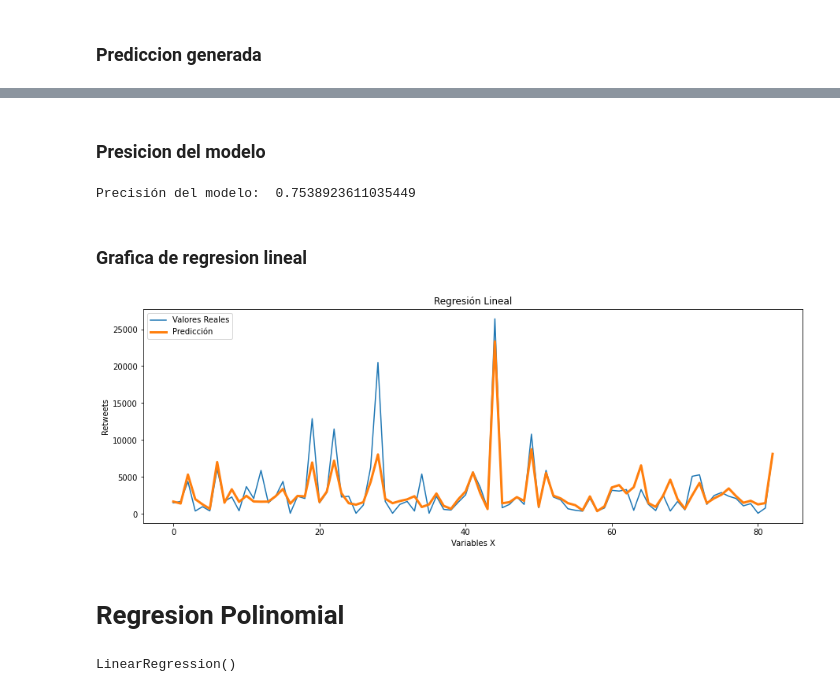
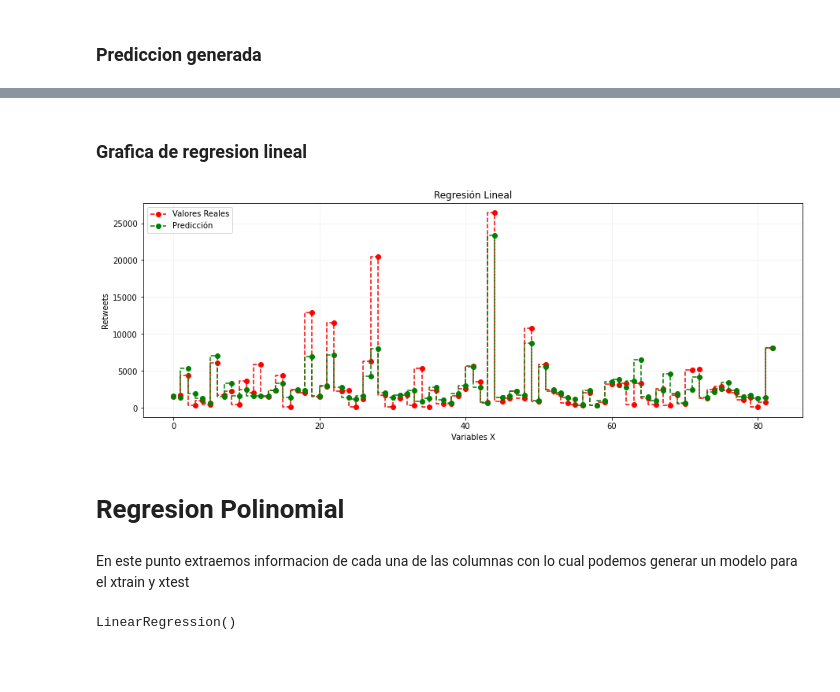
Before and after one commit to paulogonzalez5679/Simulacion_De_Datos_Python, a Jupyter notebook: ExamenInterciclo/Untitled.ipynb, the cells around one changed output, grey strips where cells are left out. Saved outputs shown, nothing was run; the diff lists cells and outputs as text; code cells hidden in the pictures; blank space fills up the shorter version.

Commit message:
examen interciclo punto 1 finalizado

```diff
--- a/ExamenInterciclo/Untitled.ipynb
+++ b/ExamenInterciclo/Untitled.ipynb
@@ -87,15 +92,3 @@ df.head(20)
 | 17 | Guillermo Lasso | @LassoGuillermo | 2021-05-24T16:12:31.000Z | Las causas del #GobiernoDelEncuen... | 83 | 538 | 2,1 mil |
 | 18 | Guillermo Lasso | @LassoGuillermo | 2021-05-24T16:09:01.000Z | Que esta democracia que hoy recob... | 156 | 1,1 mil | 4,9 mil |
 | 19 | Guillermo Lasso | @LassoGuillermo | 2021-05-24T15:59:06.000Z | Empieza el cambio, bienvenidos al... | 1,1 mil | 5,7 mil | 26,4 mil |
-# %%
-df.Comments = df.Comments.replace([r'[ mil]+$',','], ['00',''], regex=True)
-df.Likes = df.Likes.replace([r'[ mil]+$',','], ['00',''], regex=True)
-df.Retweets = df.Retweets.replace([r'[ mil]+$',','], ['00',''], regex=True)
-df.Text = df.Text.replace([r'Citar Tweet'], [' Citar Tweet'], regex=True)
-
-
-df['NumHashtags'] = df.Text.str.findall(r'#.*?(?=\s|$)').str.len()
-df['WordCount']= df.Text.apply(lambda x: len(x.split()))
-df['NumLinks'] = df.Text.apply(lambda x: 1 if str(x).find('Citar Tweet') != -1 else 0)
-
-df = df.astype({"Comments": float, "Likes": float, "Retweets": float,"NumHashtags": float, "WordCount": float, "NumLinks": float})
@@ -121,0 +99,3 @@ df.head(20)
+# %%
+df_tweetsLasso = df_tweetsLasso.astype({"Comments": int, "Likes": int, "Retweets": int,"NumHashtags": int, "WordCount": int, "NumLinks": int})
+df.head(20)
@@ -136,21 +120,17 @@ df.describe()
 # %%
-x = df[['Comments', 'Likes','NumHashtags','WordCount','NumLinks']]
-y = df['Retweets'].values.reshape(-1,1)
-
+x = df_tweetsLasso[['Comments', 'Likes','NumHashtags','WordCount','NumLinks']]
+y = df_tweetsLasso['Retweets'].values.reshape(-1,1)
 X_train, X_test, y_train, y_test = train_test_split(x, y, test_size=0.2, random_state=42)
-
-#Training: Regresion Lineal
 regressor = LinearRegression()
 regressor.fit(X_train, y_train)
-
 b=regressor.intercept_
 m=regressor.coef_
 # %% [markdown]
 ### Prediccion generada
 # %%
 y_pred = regressor.predict(X_test)
-
-df1 = pd.DataFrame({'Actual': y_test.flatten().astype(float), 'Predicted': y_pred.flatten()})
-
-df1
+df_tweetsLasso1 = pd.DataFrame({'Data Actual': y_test.flatten().astype(float), ' Data de Prediccion': y_pred.flatten()})
+df_tweetsLasso1
+preRF=r2_score(y_test,y_pred)
+print("Precisión del modelo: ", preRF)
 # %% [output]
@@ -170,29 +138,23 @@ df1
-# %% [markdown]
-### Presicion del modelo
-# %%
-preRF=r2_score(y_test,y_pred)
-print("Precisión del modelo: ", preRF)
-# %% [output]
-Precisión del modelo:  0.7538923611035449
 # %% [markdown]
 ### Grafica de regresion lineal
 # %%
 plt.figure(figsize = (15,5))
-
 X = np.arange(len(y_test))
 y = df['Retweets'].values.reshape(-1,1)
-
-plt.plot(X, df1['Actual'],'-', label ='Valores Reales')
-plt.plot(X, df1['Predicted'], '-', label = 'Predicción', linewidth = 3)
-
+plt.grid(axis='x', color='0.95')
+plt.grid(axis='y', color='0.95')
+plt.step(X, df1['Actual'],'o--', label ='Valores Reales', color='red',)
+plt.step(X, df1['Predicted'], 'o--', label = 'Predicción', color='green')
 plt.title('Regresión Lineal')
 plt.xlabel('Variables X')
 plt.ylabel('Retweets')
 plt.legend(loc="upper left")
 
 plt.show()
 # %% [output]
-[figure, old version]
+[figure, new version]
 # %% [markdown]
 # Regresion Polinomial
+# %% [markdown]
+En este punto extraemos informacion de cada una de las columnas con lo cual podemos generar un modelo para el xtrain y xtest
 # %%
```
Also changed, not shown: parts of 23 cells of this notebook, 1 other file.
